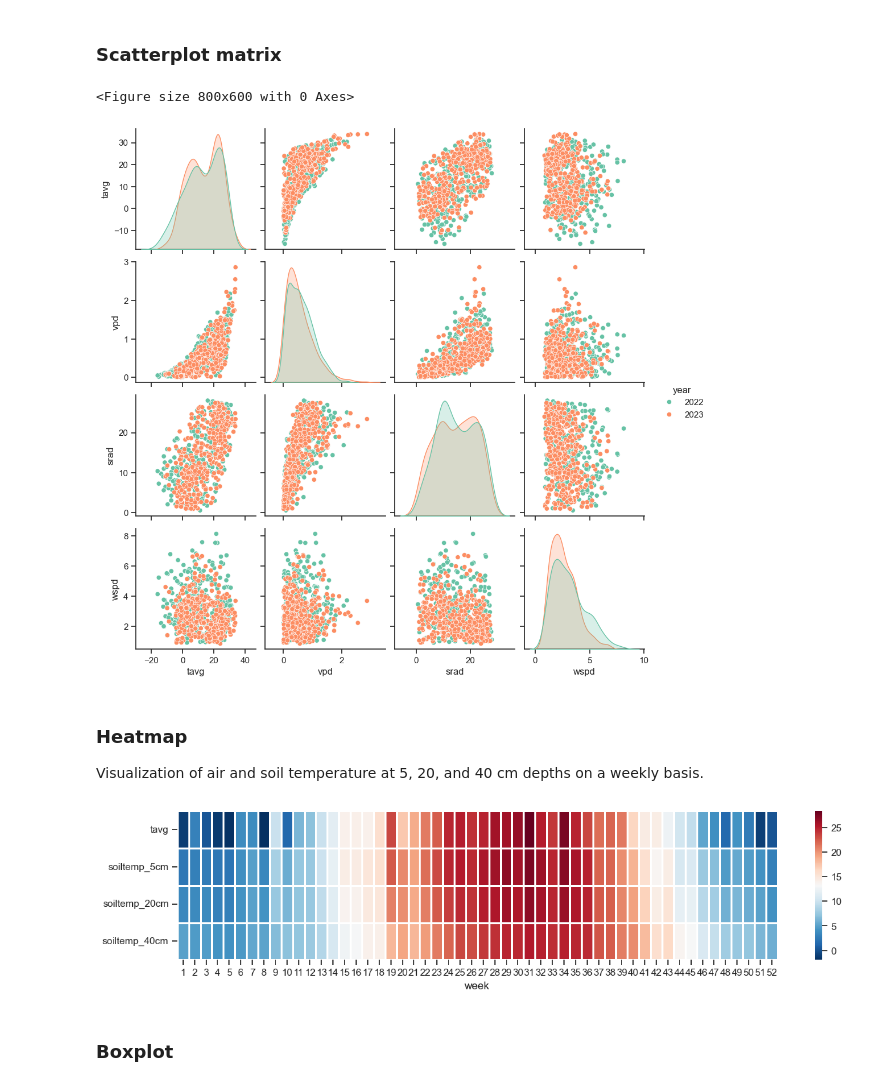
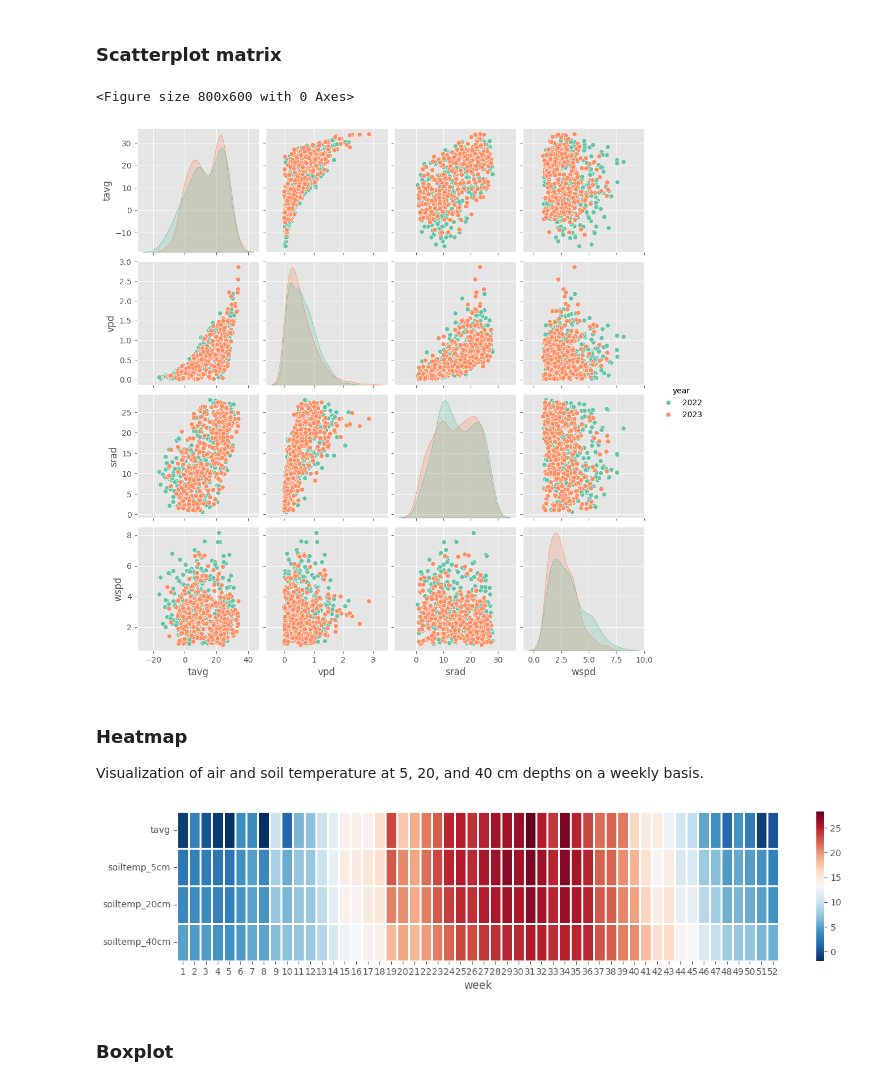
Before and after one commit to soilwater/pynotes-agriscience, a Jupyter notebook: basic_concepts/plotting.ipynb, the cells around one changed output. Cells and saved outputs as stored; diff of their text form; code cells hidden in the pictures.

```diff
--- a/basic_concepts/plotting.ipynb
+++ b/basic_concepts/plotting.ipynb
@@ -562,7 +583,9 @@ Seaborn is a plotting library based on Matplotlib, specifically tailored for sta
 # %%
 # Import Seaborn module
 import seaborn as sns
-sns.set_theme(style="ticks")
+
+# Use the following style for a matplotlib-like style
+# sns.set_theme(style="ticks")
 # %% [markdown]
 ### Line plot
 # %%
@@ -596,14 +620,14 @@ sns.heatmap(corr, mask=mask, cmap='Spectral', vmax=.3, center=0,
 # %%
 # Create subset of main dataframe
 df_subset = df[['datetime','tavg', 'vpd', 'srad', 'wspd']].copy()
 df_subset['year'] = df_subset['datetime'].dt.year
 
 plt.figure(figsize=(8,6))
-sns.pairplot(df_subset, hue="year", palette="Set2")
+sns.pairplot(data=df_subset, hue="year", palette="Set2")
 plt.show()
 # %% [output]
 <Figure size 800x600 with 0 Axes>
-[figure, old version]
+[figure, new version]
 # %% [markdown]
 ### Heatmap
 
@@ -621,7 +645,7 @@ plt.figure(figsize=(15,3))
 sns.heatmap(df_subset.T, annot=False, linewidths=1, cmap="RdBu_r")
 plt.show()
 # %% [output]
-[figure, old version]
+[figure, new version]
 # %% [markdown]
 ### Boxplot
 # %%
```
Also changed, not shown: parts of 19 cells of this notebook, 19 other files.
